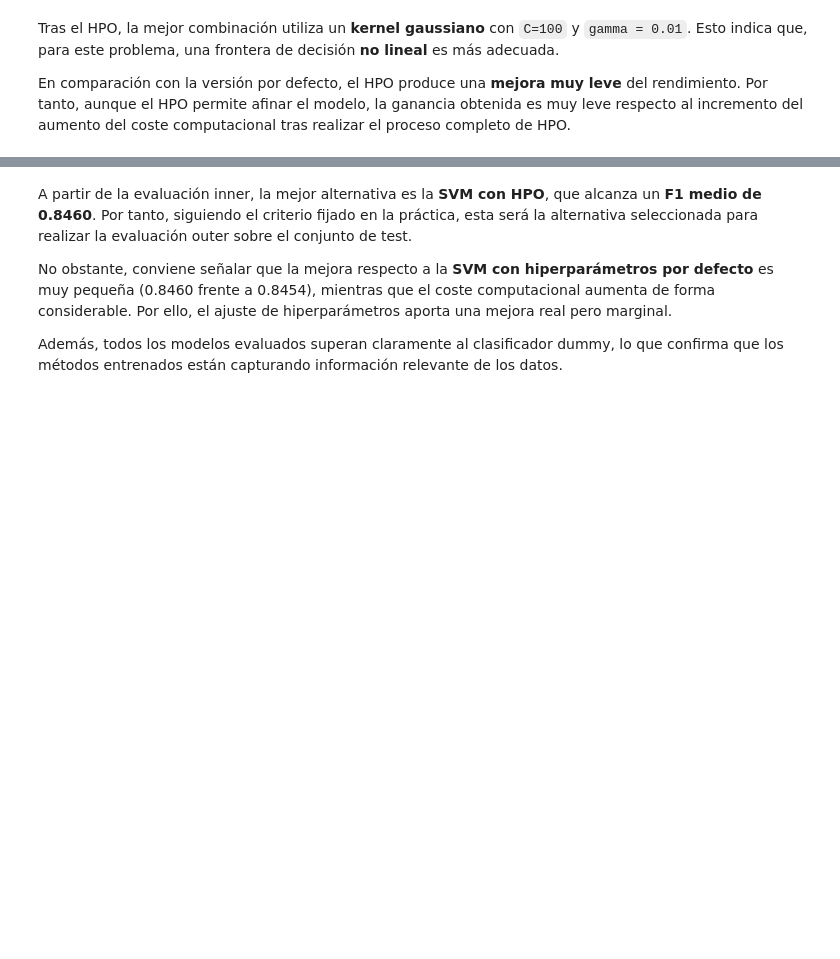
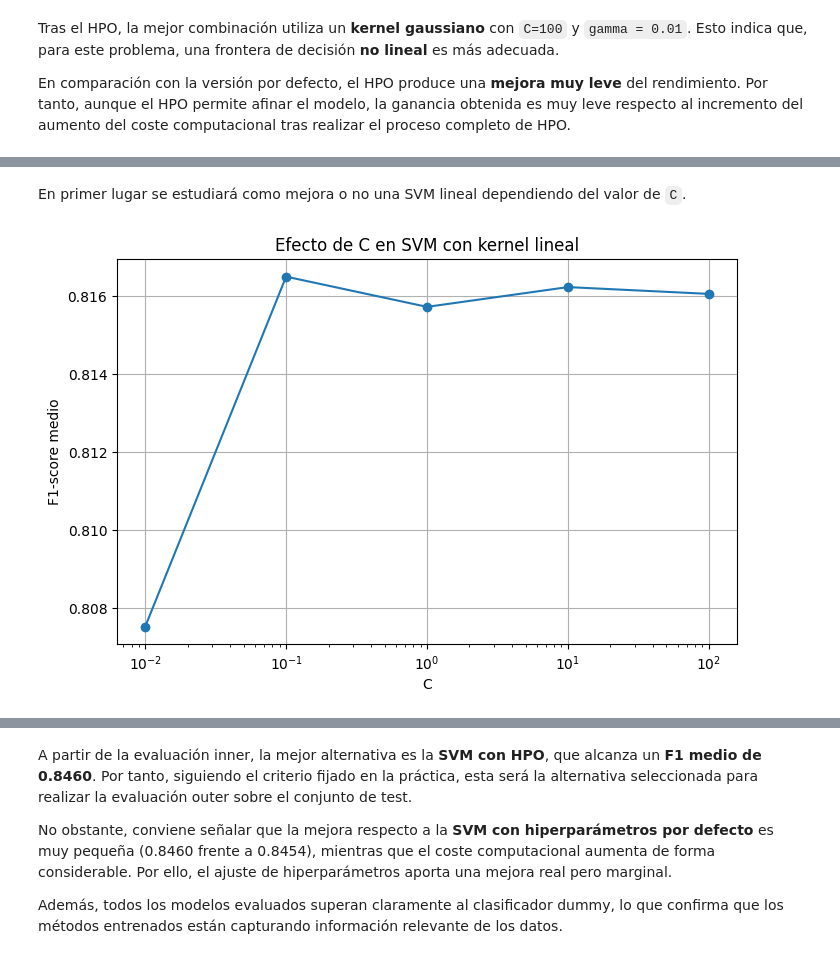
Before and after one commit to 100522401/P1_AA_100522396_100522401, a Jupyter notebook: notebooks/Cuaderno.ipynb, the cells around one changed output, grey strips where cells are left out. Cells and saved outputs as stored; diff of their text form; code cells hidden in the pictures; blank space fills up the shorter version.

```diff
--- a/notebooks/Cuaderno.ipynb
+++ b/notebooks/Cuaderno.ipynb
@@ -1472,7 +1472,7 @@ param_grid_svc = [
     {
         "classifier__kernel": ["rbf"],
         "classifier__C": [0.01, 0.1, 1, 10, 100],
-        "classifier__gamma": ["scale", "auto", 0.01, 0.1, 1]
+        "classifier__gamma": [0.01, 0.1, 1]
     }
 ]
 
@@ -1517,0 +1522,15 @@ En comparación con la versión por defecto, el HPO produce una **mejora muy lev
+# %%
+results_svm = pd.DataFrame(grid_svc.cv_results_)
+
+results_svm_plot = results_svm[[
+    "param_classifier__kernel",
+    "param_classifier__C",
+    "param_classifier__gamma",
+    "mean_test_score",
+    "std_test_score",
+    "mean_fit_time",
+    "rank_test_score"
+]].copy()
+
+results_svm_plot = results_svm_plot.sort_values("mean_test_score", ascending=False)
+display(results_svm_plot.head(10))
@@ -1517,0 +1549,23 @@ En comparación con la versión por defecto, el HPO produce una **mejora muy lev
+# %% [markdown]
+En primer lugar se estudiará como mejora o no una SVM lineal dependiendo del valor de `C`.
+# %%
+plt.figure(figsize=(8, 5))
+
+subset_linear = results_svm[
+    results_svm["param_classifier__kernel"] == "linear"
+].sort_values("param_classifier__C")
+
+plt.plot(
+    subset_linear["param_classifier__C"].astype(float),
+    subset_linear["mean_test_score"],
+    marker="o"
+)
+
+plt.xscale("log")
+plt.title("Efecto de C en SVM con kernel lineal")
+plt.xlabel("C")
+plt.ylabel("F1-score medio")
+plt.grid(True)
+plt.show()
+# %% [output]
+[figure, added]
```
Also changed, not shown: parts of 27 cells of this notebook.
